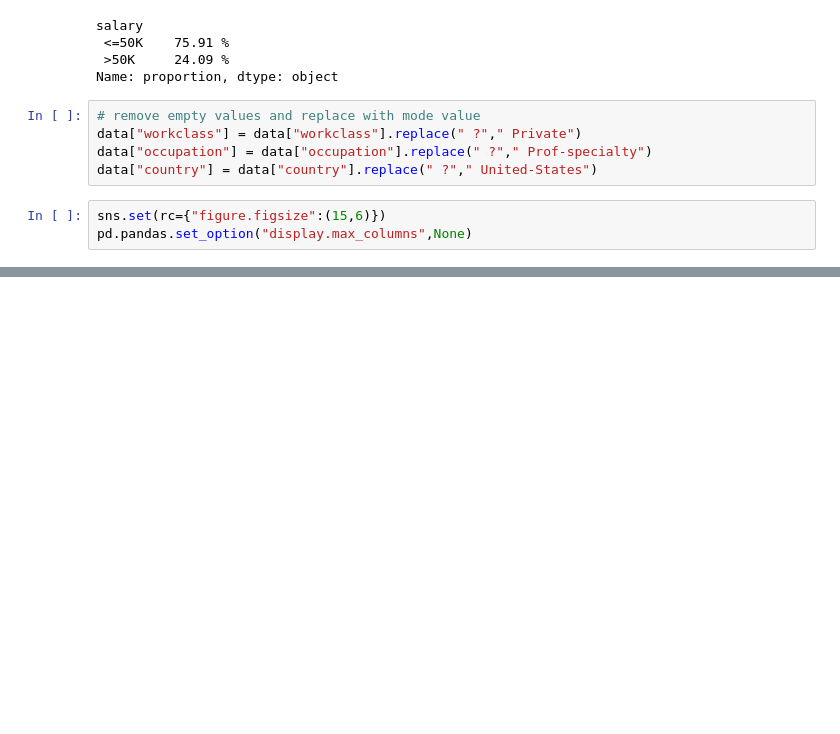
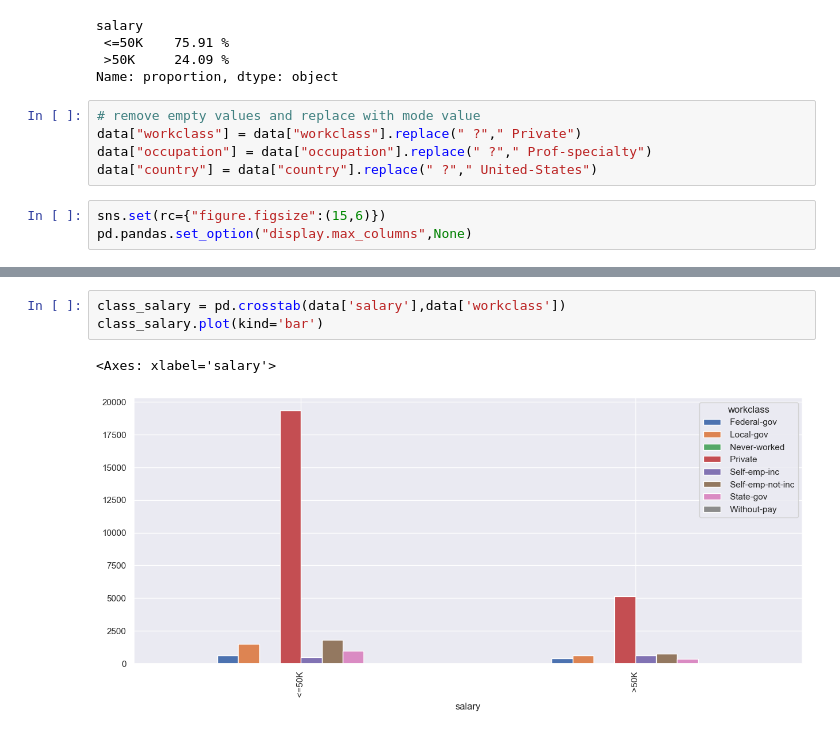
Before and after one commit to Wagh-09/Adult_Census_Income_Prediction, a Jupyter notebook: notebooks/EDA.ipynb, the cells around one changed output, grey strips where cells are left out. Drawn from its saved outputs; the diff is of its cells as text; blank space fills up the shorter version.

```diff
--- a/notebooks/EDA.ipynb
+++ b/notebooks/EDA.ipynb
@@ -163,0 +186,6 @@ list indices must be integers or slices, not str
+# %%
+class_salary = pd.crosstab(data['salary'],data['workclass'])
+class_salary.plot(kind='bar')
+# %% [output]
+<Axes: xlabel='salary'>
+[figure, added]
```
Also changed, not shown: parts of 21 cells of this notebook, 1 other file.
